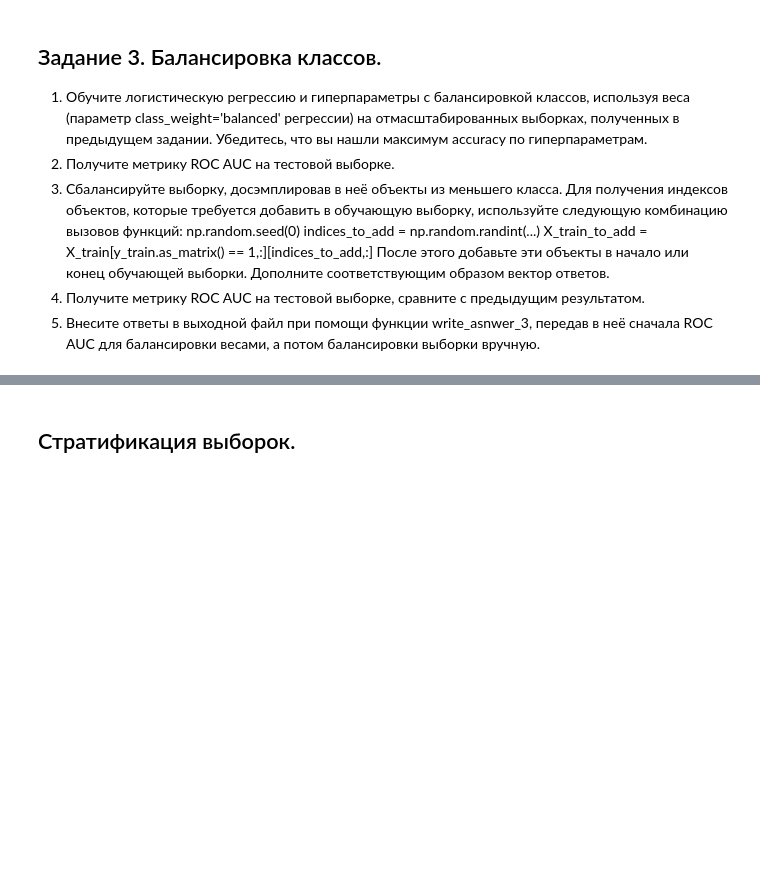
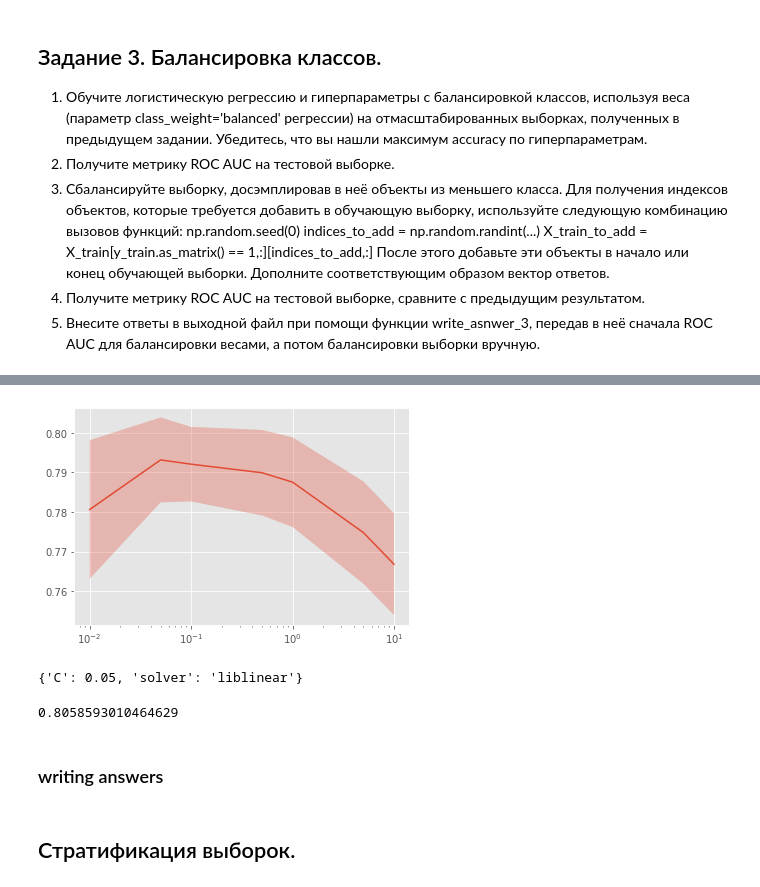
Before and after one commit to SmirnovAlexander/MachineLearningDataAnalysis, a Jupyter notebook: SupervisedLearning/3.DataPreprocessingLogisticRegression/DataPreprocessingLogisticRegression.ipynb, the cells around one changed output, grey strips where cells are left out. Saved outputs shown, nothing was run; the diff lists cells and outputs as text; code cells hidden in the pictures; blank space fills up the shorter version.

Commit message:
added answer 3

```diff
--- a/SupervisedLearning/3.DataPreprocessingLogisticRegression/DataPreprocessingLogisticRegression.ipynb
+++ b/SupervisedLearning/3.DataPreprocessingLogisticRegression/DataPreprocessingLogisticRegression.ipynb
@@ -687,0 +722,10 @@ def write_answer_3(auc_1, auc_2):
+# %%
+#np.random.seed(0)
+#indices_to_add = np.random.randint(...)
+#X_train_to_add = X_train[y_train.as_matrix() == 1,:][indices_to_add,:]
+
+diff = np.sum(y_train==0) - np.sum(y_train==1)
+X_train_to_add = X_train_real_scaled_final[y_train == 1,:][-diff:]
+# %%
+X_train_real_scaled_final_balanced = np.vstack((X_train_real_scaled_final, X_train_to_add))
+y_train_balanced = np.array(list(y_train) + [1] * diff)
@@ -687,0 +745,13 @@ def write_answer_3(auc_1, auc_2):
+# %%
+plot_scores(optimizer)
+print(optimizer.best_params_)
+# %% [output]
+[figure, added]
+{'C': 0.05, 'solver': 'liblinear'}
+# %%
+auc_2 = roc_auc_score(y_test, optimizer.predict(X_test_real_scaled_final))
+print(auc_2)
+# %% [output]
+0.8058593010464629
+# %% [markdown]
+### writing answers
```
Also changed, not shown: parts of 15 cells of this notebook, 1 other file.
